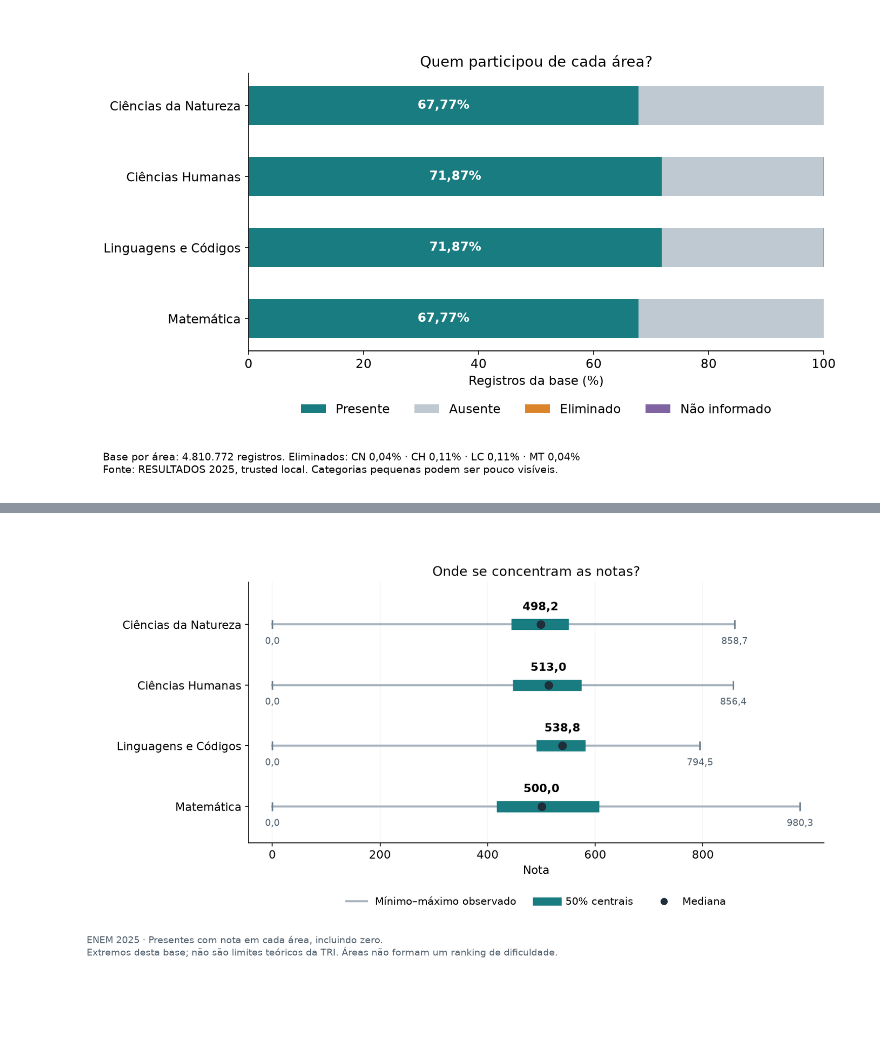
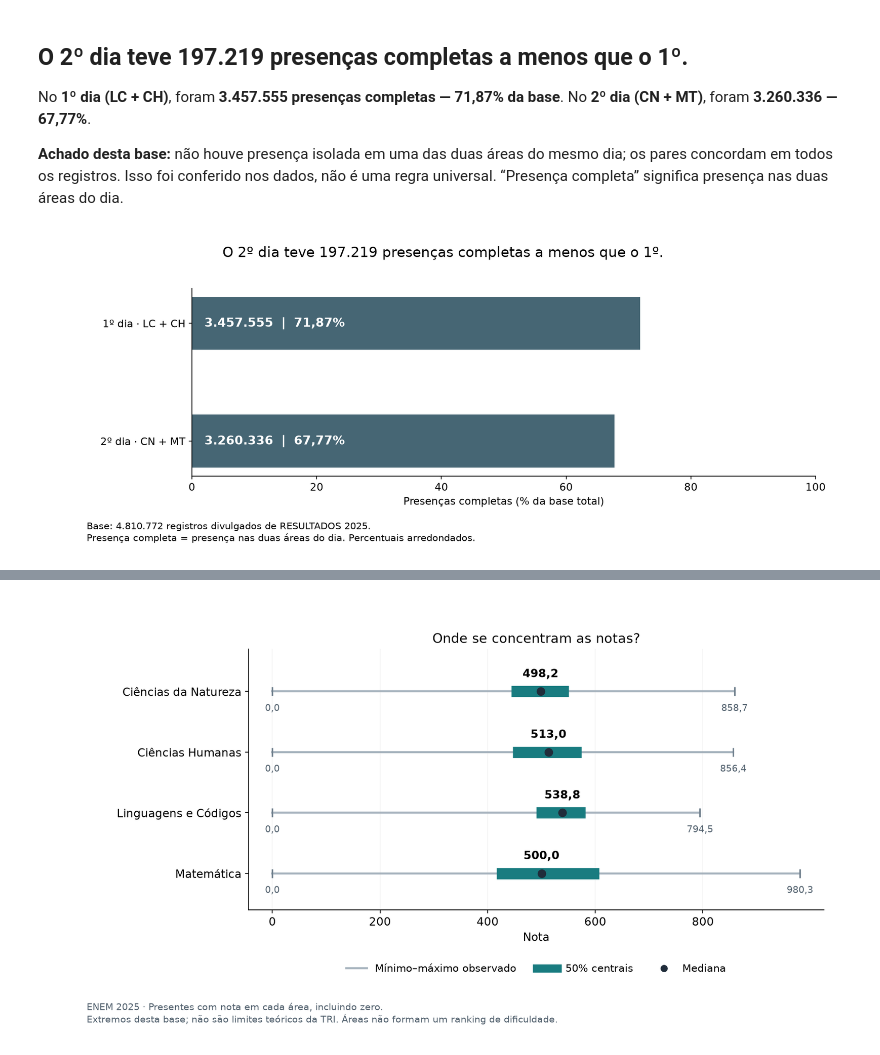
Before and after one commit to pachecosamuel/ENEM-Data-Analysis, a Jupyter notebook: apresentacao/visao_geral_2025.ipynb, the cells around one changed output, grey strips where cells are left out. Cells and saved outputs as stored; diff of their text form; code cells hidden in the pictures; blank space fills up the shorter version.

```diff
--- a/apresentacao/visao_geral_2025.ipynb
+++ b/apresentacao/visao_geral_2025.ipynb
@@ -24,4 +7,41 @@ Linguagens e Humanas registram **71,87% de presença**; Natureza e Matemática,
+# %%
+from pathlib import Path
+import sys
+import json
+import hashlib
+import pandas as pd
+from IPython.display import display, Image
+
+raiz = next(p for p in (Path.cwd(), *Path.cwd().parents) if (p / "src/participacao_graficos.py").is_file())
+if str(raiz) not in sys.path:
+    sys.path.insert(0, str(raiz))
+from src.participacao_graficos import gerar_graficos_participacao, numero, porcentagem, NOMES
+
+def conferir_hash(caminho, esperado):
+    with caminho.open("rb") as arquivo:
+        obtido = hashlib.file_digest(arquivo, "sha256").hexdigest()
+    if obtido != esperado:
+        raise ValueError(f"Arquivo diverge da auditoria: {caminho.name}")
+
+auditoria_participacao = json.loads((raiz / "reports/validacao_participacao_2025.json").read_text(encoding="utf-8"))
+auditoria_notas = json.loads((raiz / "reports/validacao_desempenho_2025.json").read_text(encoding="utf-8"))
+conferir_hash(raiz / "trusted/resultados_2025_base.parquet", auditoria_participacao["sha256_depois"])
+assert auditoria_participacao["sha256_depois"] == auditoria_notas["sha256_fonte_depois"]
+for nome, esperado in auditoria_participacao["hashes_csv"].items():
+    conferir_hash(raiz / "analitica" / nome, esperado)
+conferir_hash(raiz / "analitica/desempenho_2025.csv", auditoria_notas["sha256_indicadores_csv"])
+participacao = auditoria_participacao["resultado"]
+resumo_dias = participacao["resumo"]
+assert (resumo_dias["total_base"], resumo_dias["presentes_dia1"], resumo_dias["presentes_dia2"], resumo_dias["presentes_ambos"]) == (4810772, 3457555, 3260336, 3244348)
+tabela = pd.read_csv(raiz / "analitica/desempenho_2025.csv")
+figuras_participacao = gerar_graficos_participacao(participacao, raiz / "apresentacao/graficos")
+# %% [markdown]
+## O 2º dia teve 197.219 presenças completas a menos que o 1º.
+
+No **1º dia (LC + CH)**, foram **3.457.555 presenças completas — 71,87% da base**. No **2º dia (CN + MT)**, foram **3.260.336 — 67,77%**.
+
+**Achado desta base:** não houve presença isolada em uma das duas áreas do mesmo dia; os pares concordam em todos os registros. Isso foi conferido nos dados, não é uma regra universal. “Presença completa” significa presença nas duas áreas do dia.
 # %%
-display(Image(filename=str(arquivos[0])))
+display(Image(filename=str(figuras_participacao[0])))
 # %% [output]
-[figure, old version]
+[figure, new version]
```
Also changed, not shown: parts of 15 cells of this notebook, 20 other files.
